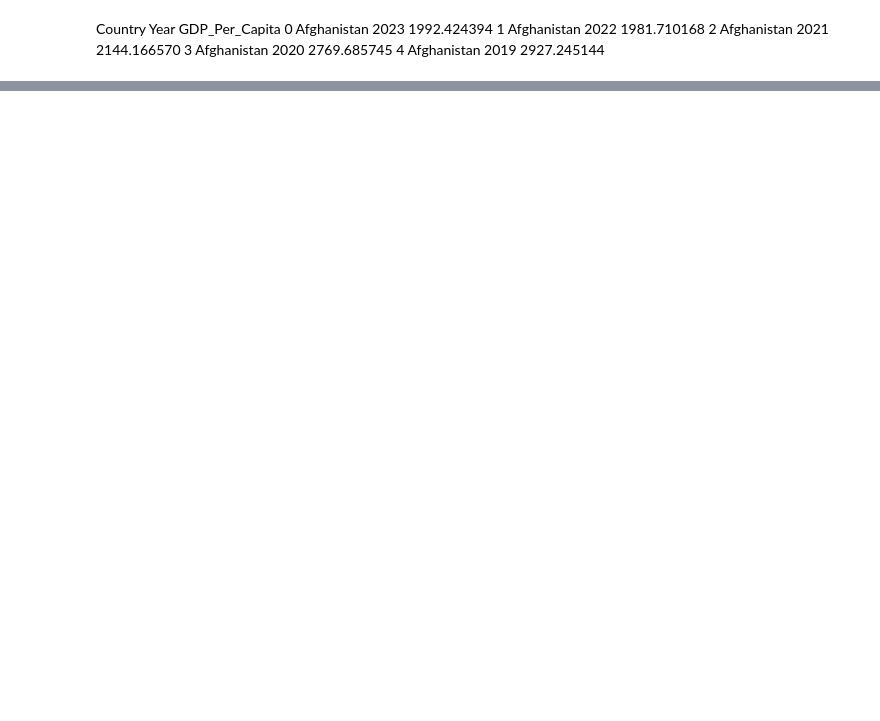
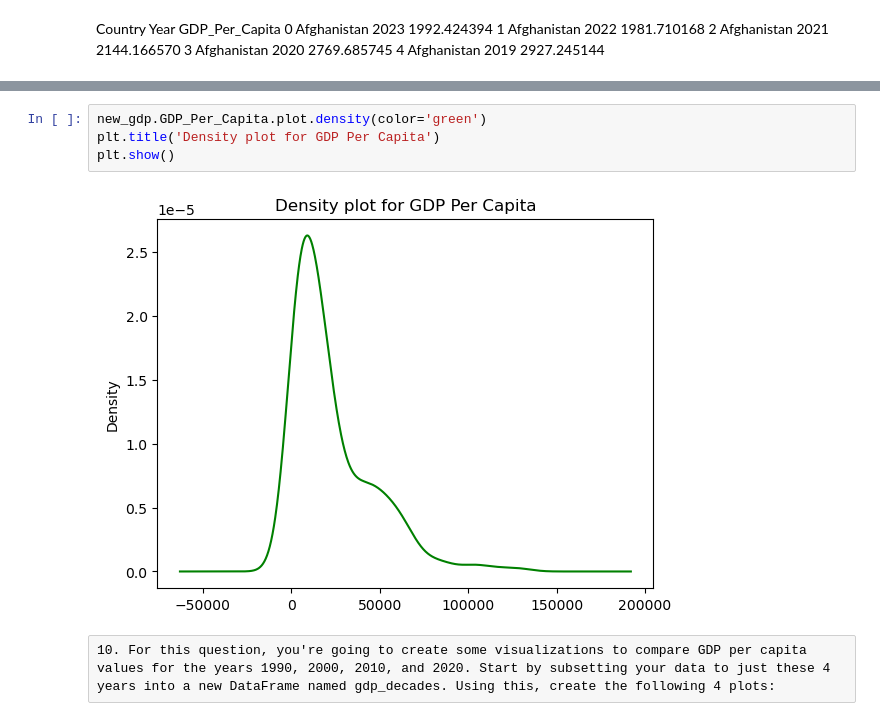
Before and after one commit to NewForce-Cohort-10-Data/gdp-and-internet-usage-Epizelus, a Jupyter notebook: notebook/PersonalProject.ipynb, the cells around one changed output, grey strips where cells are left out. Drawn from its saved outputs; the diff is of its cells as text; blank space fills up the shorter version.

```diff
--- a/notebook/PersonalProject.ipynb
+++ b/notebook/PersonalProject.ipynb
@@ -50,0 +125,8 @@ Country	Year	GDP_Per_Capita
+# %%
+new_gdp.GDP_Per_Capita.plot.density(color='green')
+plt.title('Density plot for GDP Per Capita')
+plt.show()
+# %% [output]
+[figure, added]
+# %% [raw]
+10. For this question, you're going to create some visualizations to compare GDP per capita values for the years 1990, 2000, 2010, and 2020. Start by subsetting your data to just these 4 years into a new DataFrame named gdp_decades. Using this, create the following 4 plots:
```
Also changed, not shown: parts of 25 cells of this notebook.
